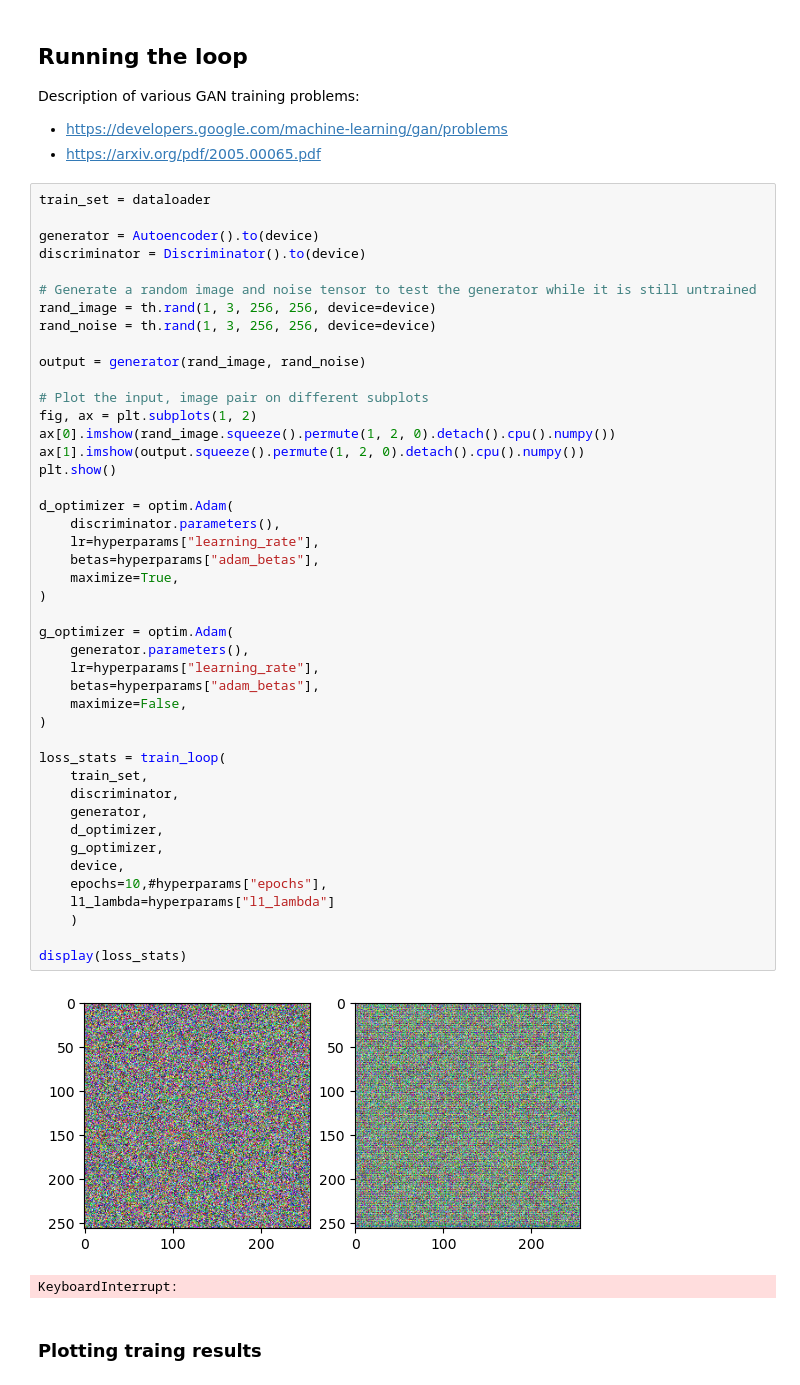
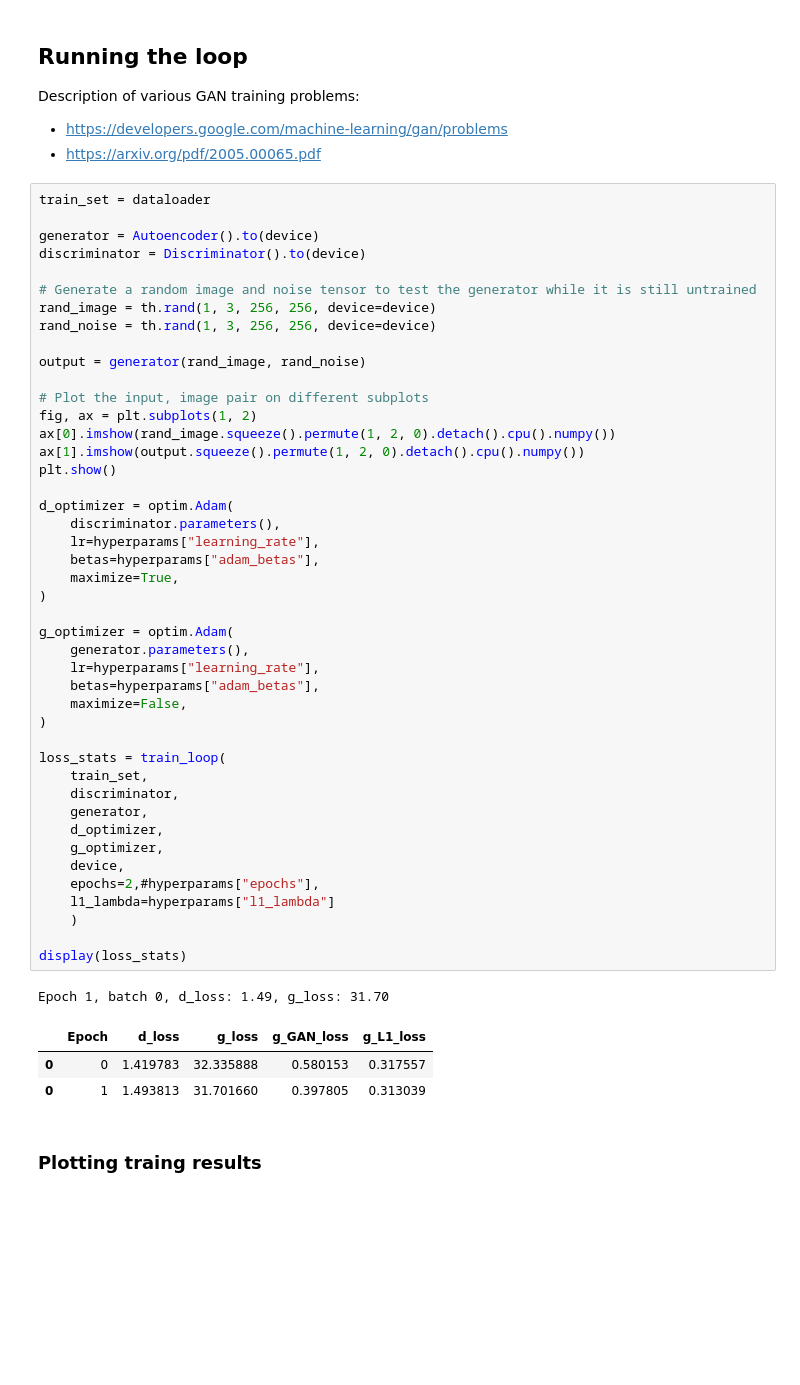
Before and after one commit to HansDahleKvadsheim/Sea-Pix-GAN-Group-6, a Jupyter notebook: sea-pix-GAN.ipynb, the cells around one changed output. Saved outputs shown, nothing was run; the diff lists cells and outputs as text; blank space fills up the shorter version.

```diff
--- a/sea-pix-GAN.ipynb
+++ b/sea-pix-GAN.ipynb
@@ -456,36 +463,38 @@ fig, ax = plt.subplots(1, 2)
 ax[0].imshow(rand_image.squeeze().permute(1, 2, 0).detach().cpu().numpy())
 ax[1].imshow(output.squeeze().permute(1, 2, 0).detach().cpu().numpy())
 plt.show()
 
 d_optimizer = optim.Adam(
     discriminator.parameters(),
     lr=hyperparams["learning_rate"],
     betas=hyperparams["adam_betas"],
     maximize=True,
 )
 
 g_optimizer = optim.Adam(
     generator.parameters(),
     lr=hyperparams["learning_rate"],
     betas=hyperparams["adam_betas"],
     maximize=False,
 )
 
 loss_stats = train_loop(
     train_set,
     discriminator,
     generator,
     d_optimizer,
     g_optimizer,
     device,
-    epochs=10,#hyperparams["epochs"],
+    epochs=2,#hyperparams["epochs"],
     l1_lambda=hyperparams["l1_lambda"]
     )
 
 display(loss_stats)
 # %% [output]
-[figure, removed]
-KeyboardInterrupt:
+Epoch 1, batch 0, d_loss: 1.49, g_loss: 31.70
+|  | Epoch | d_loss | g_loss | g_GAN_loss | g_L1_loss |
+| 0 | 0 | 1.419783 | 32.335888 | 0.580153 | 0.317557 |
+| 0 | 1 | 1.493813 | 31.701660 | 0.397805 | 0.313039 |
 # %% [markdown]
 ### Plotting traing results
 # %%
```
Also changed, not shown: parts of 12 cells of this notebook.
